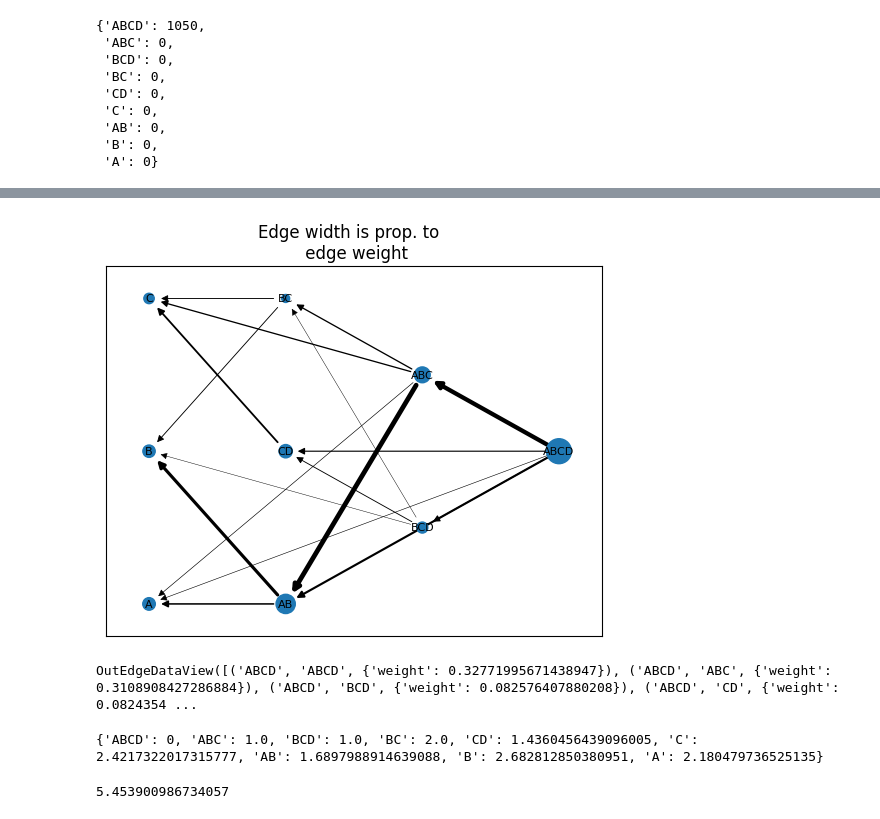
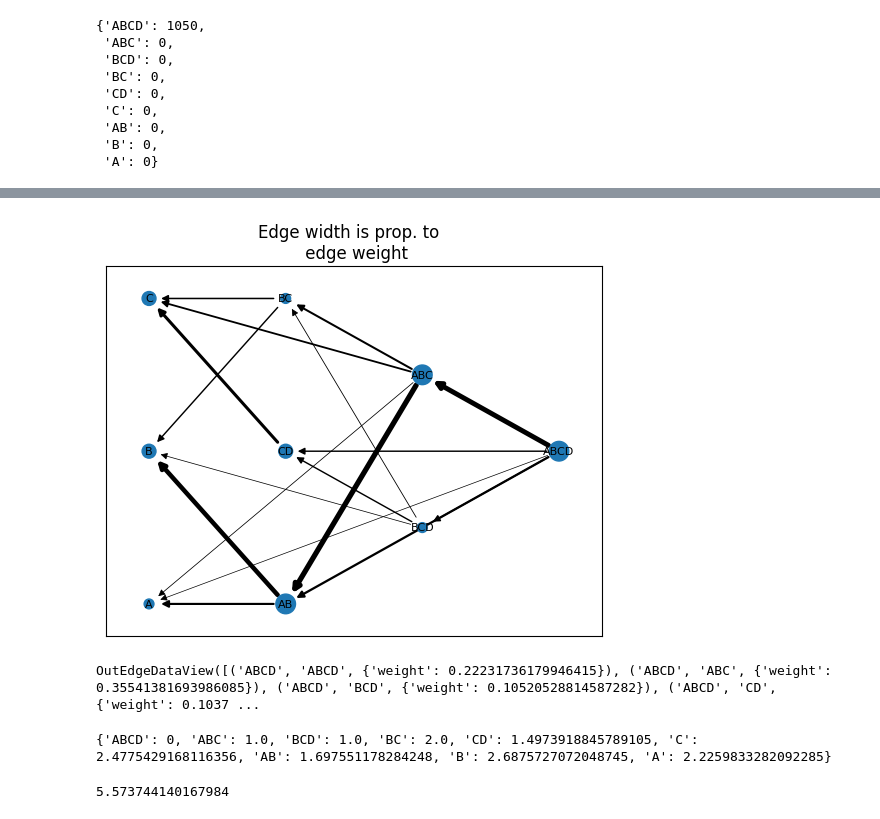
Before and after one commit to ErikHartman/disassembly, a Jupyter notebook: src/weight_estimation_new_method.ipynb, the cells around one changed output, grey strips where cells are left out. Cells and saved outputs as stored; diff of their text form; code cells hidden in the pictures.

```diff
--- a/src/weight_estimation_new_method.ipynb
+++ b/src/weight_estimation_new_method.ipynb
@@ -40,9 +28,9 @@ G = nx.DiGraph()
 G.add_nodes_from([(k, {"layer": len(k)}) for k in keys])
 for key1 in keys:
     for key2 in keys:
-        if (key2.startswith(key1) or key2.endswith(key1)):  # key 1 = ABC, key 2 = ABCD
+        if key2.startswith(key1) or key2.endswith(key1):  # key 1 = ABC, key 2 = ABCD
             if key1 == key2:
-                G.add_edge(key2, key1, weight=1) # self prob = 1 first
+                G.add_edge(key2, key1, weight=1)  # self prob = 1 first
             else:
                 G.add_edge(key2, key1, weight=0)
 G.edges(data=True)
@@ -118,23 +106,25 @@ def update_weights(G, kl, p_hat, p_generated, lr, verbose=False):
             source_copy_number = p_hat[key]
             target_copy_number = p_hat[target]
             generated_target_copy_number = p_generated[target]
-            diff = source_copy_number*(target_copy_number / (generated_target_copy_number + 1))
+            diff = source_copy_number * (
+                target_copy_number / (generated_target_copy_number + 0.1)
+            )
 
             add_to_weight = diff * lr * kl
 
             if np.abs(len(key) - len(target)) == 1:
                 add_to_weight *= 2
 
-
-
             new_weight = max(
                 0, weight["weight"] + add_to_weight
             )  # weight cannot be less than 0
 
             nx.set_edge_attributes(G, {(key, target): {"weight": new_weight}})
-        total_out = sum([data["weight"] for s,t,data in out_edges])
+        total_out = sum([data["weight"] for s, t, data in out_edges])
         for key, target, data in out_edges:
-            nx.set_edge_attributes(G, {(key, target): {"weight": data["weight"] / total_out}})
+            nx.set_edge_attributes(
+                G, {(key, target): {"weight": data["weight"] / total_out}}
+            )
     return G
 
 
@@ -142,12 +132,12 @@ G = update_weights(G, kl, P, p_generated, lr)
 # %%
 # The loop
 
-lr = .1
+lr = 0.1
 
 generated = {}
 kls = []
 # given P
-for i in range(500):
+for i in range(100):
     # p_hat = sample(keys, probs, n_sample)
     p_generated = generate_guess(G, keys, N_T)
     generated[i] = p_generated
@@ -172,37 +162,36 @@ plt.show()
 # %%
-no_self_G = nx.DiGraph()
-for n,data in G.nodes(data=True):
-    no_self_G.add_node(n, **data)
-for s,t,data in G.edges(data=True):
-    if s!=t:
-        no_self_G.add_edge(s,t,**data)
-
 def draw_weighted_network(G, p_generated):
-
     pos = nx.multipartite_layout(G, subset_key="layer")
     node_size = [p_generated[s] for s in G.nodes()]
     nx.draw_networkx_nodes(G, pos=pos, node_size=node_size)
     nx.draw_networkx_labels(G, pos=pos, font_size=8)
-    edge_width = [
-        weight["weight"] * 10 for f, _, weight in G.edges(data=True)
-    ]
+    edge_width = [weight["weight"] * 10 for f, _, weight in G.edges(data=True)]
     nx.draw_networkx_edges(G, pos=pos, width=edge_width)
     plt.title("Edge width is prop. to  \n edge weight")
 
 
-draw_weighted_network(no_self_G, p_generated)
+no_self_G = nx.DiGraph()  # remove the self connections
+for n, data in G.nodes(data=True):
+    no_self_G.add_node(n, **data)
+for s, t, data in G.edges(data=True):
+    if s != t:
+        no_self_G.add_edge(s, t, **data)
+
+draw_weighted_network(no_self_G, P)
 # %% [output]
-[figure, old version]
+[figure, new version]
 # %%
 G.edges(data=True)
 # %% [output]
-OutEdgeDataView([('ABCD', 'ABCD', {'weight': 0.32771995671438947}), ('ABCD', 'ABC', {'weight': 0.3108908427286884}), ('ABCD', 'BCD', {'weight': 0.082576407880208}), ('ABCD', 'CD', {'weight': 0.0824354 ...
+OutEdgeDataView([('ABCD', 'ABCD', {'weight': 0.22231736179946415}), ('ABCD', 'ABC', {'weight': 0.35541381693986085}), ('ABCD', 'BCD', {'weight': 0.10520528814587282}), ('ABCD', 'CD', {'weight': 0.1037 ...
 # %%
 from disassembly.disassembly import get_disassembly_indexes
-disassembly_indexes = get_disassembly_indexes(no_self_G, p_generated)
+
+disassembly_indexes = get_disassembly_indexes(no_self_G)
 print(disassembly_indexes)
 from disassembly.disassembly import get_disassembly
+
 get_disassembly(P, disassembly_indexes)
 # %% [output]
-{'ABCD': 0, 'ABC': 1.0, 'BCD': 1.0, 'BC': 2.0, 'CD': 1.4360456439096005, 'C': 2.4217322017315777, 'AB': 1.6897988914639088, 'B': 2.682812850380951, 'A': 2.180479736525135}
+{'ABCD': 0, 'ABC': 1.0, 'BCD': 1.0, 'BC': 2.0, 'CD': 1.4973918845789105, 'C': 2.4775429168116356, 'AB': 1.697551178284248, 'B': 2.6875727072048745, 'A': 2.2259833282092285}
-5.453900986734057
+5.573744140167984
```
Also changed, not shown: parts of 3 cells of this notebook, 1 other file.
